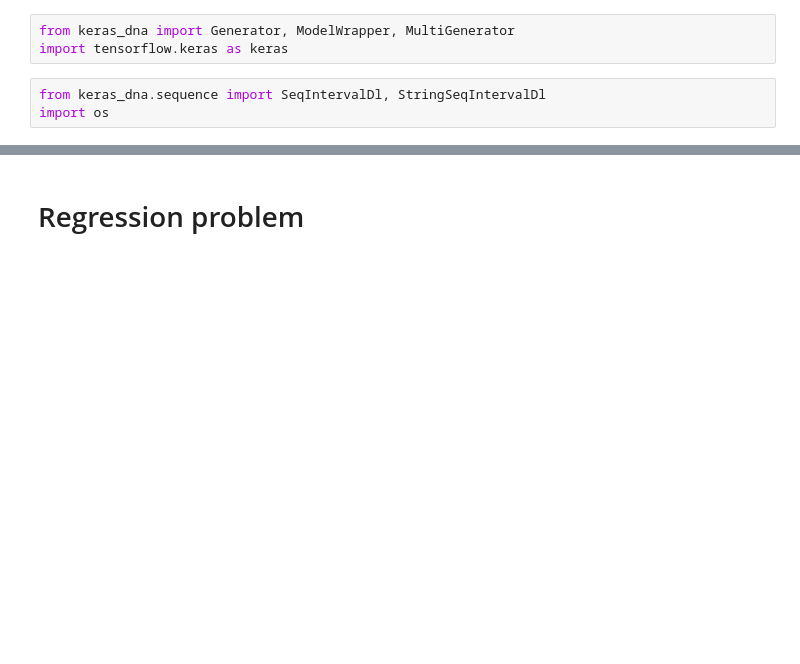
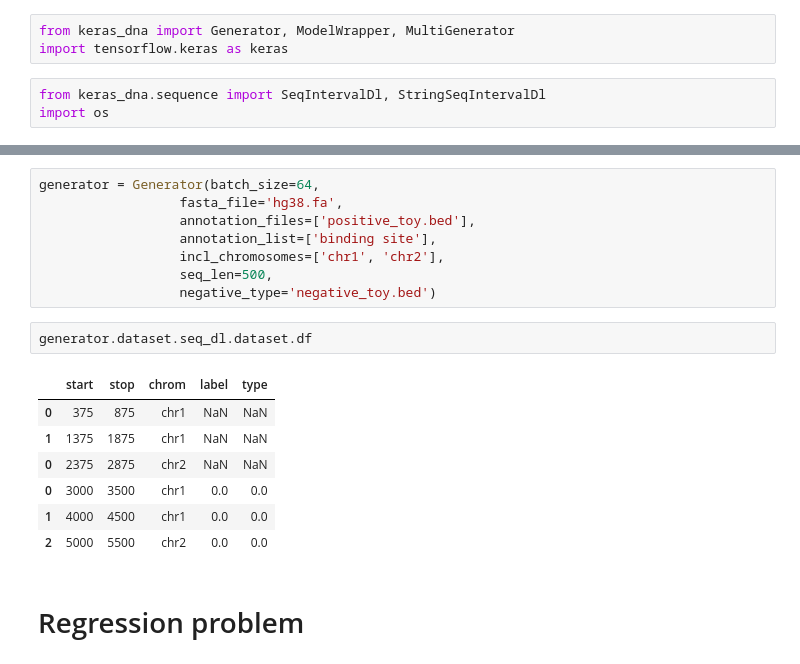
Before and after one commit to etirouthier/keras_dna, a Jupyter notebook: Tutorial.ipynb, the cells around one changed output, grey strips where cells are left out. Saved outputs shown, nothing was run; the diff lists cells and outputs as text; blank space fills up the shorter version.

Commit message:
Passing negative example with a bed

```diff
--- a/Tutorial.ipynb
+++ b/Tutorial.ipynb
@@ -13,3 +32,21 @@ import os
+# %%
+generator = Generator(batch_size=64,
+                  fasta_file='hg38.fa',
+                  annotation_files=['positive_toy.bed'],
+                  annotation_list=['binding site'],
+                  incl_chromosomes=['chr1', 'chr2'],
+                  seq_len=500,
+                  negative_type='negative_toy.bed')
+# %%
+generator.dataset.seq_dl.dataset.df
+# %% [output]
+|  | start | stop | chrom | label | type |
+| 0 | 375 | 875 | chr1 | NaN | NaN |
+| 1 | 1375 | 1875 | chr1 | NaN | NaN |
+| 0 | 2375 | 2875 | chr2 | NaN | NaN |
+| 0 | 3000 | 3500 | chr1 | 0.0 | 0.0 |
+| 1 | 4000 | 4500 | chr1 | 0.0 | 0.0 |
+| 2 | 5000 | 5500 | chr2 | 0.0 | 0.0 |
 # %% [markdown]
 # Regression problem
 # %% [markdown]
```
Also changed, not shown: parts of 2 cells of this notebook, 4 other files.
